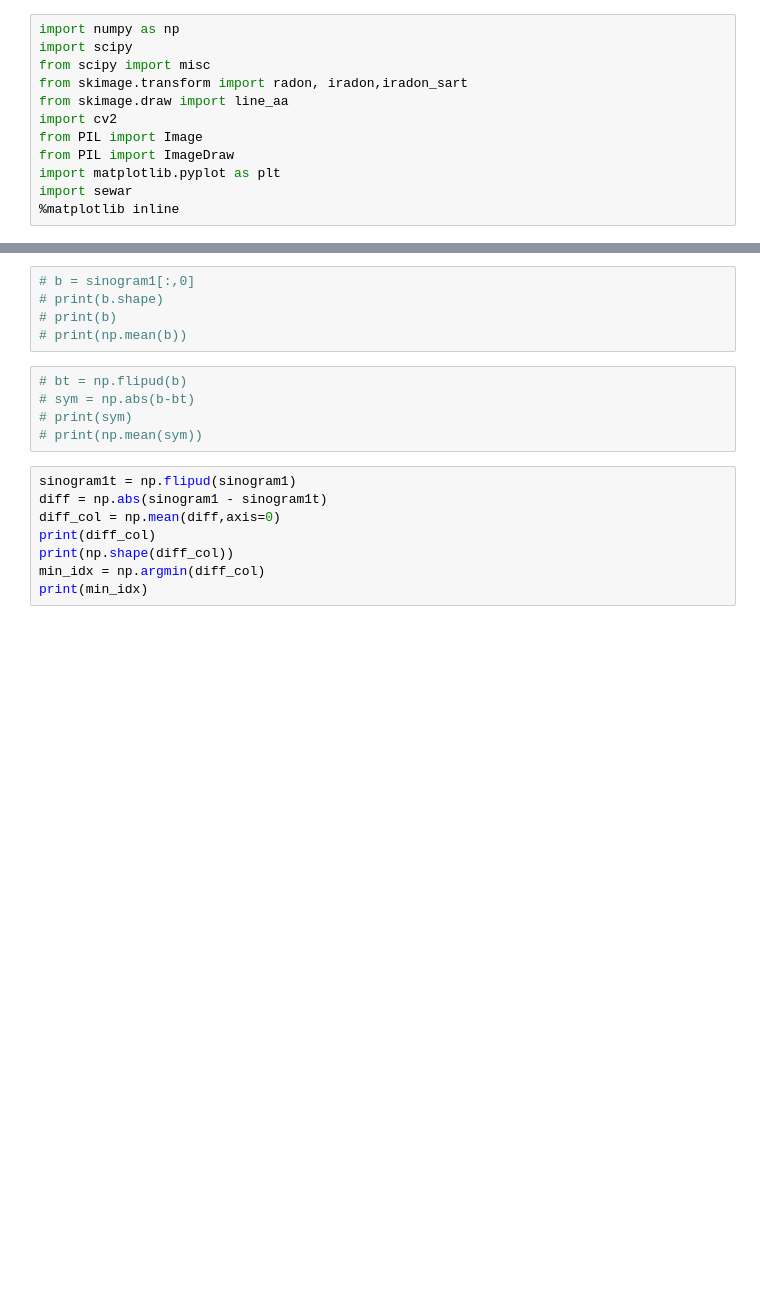
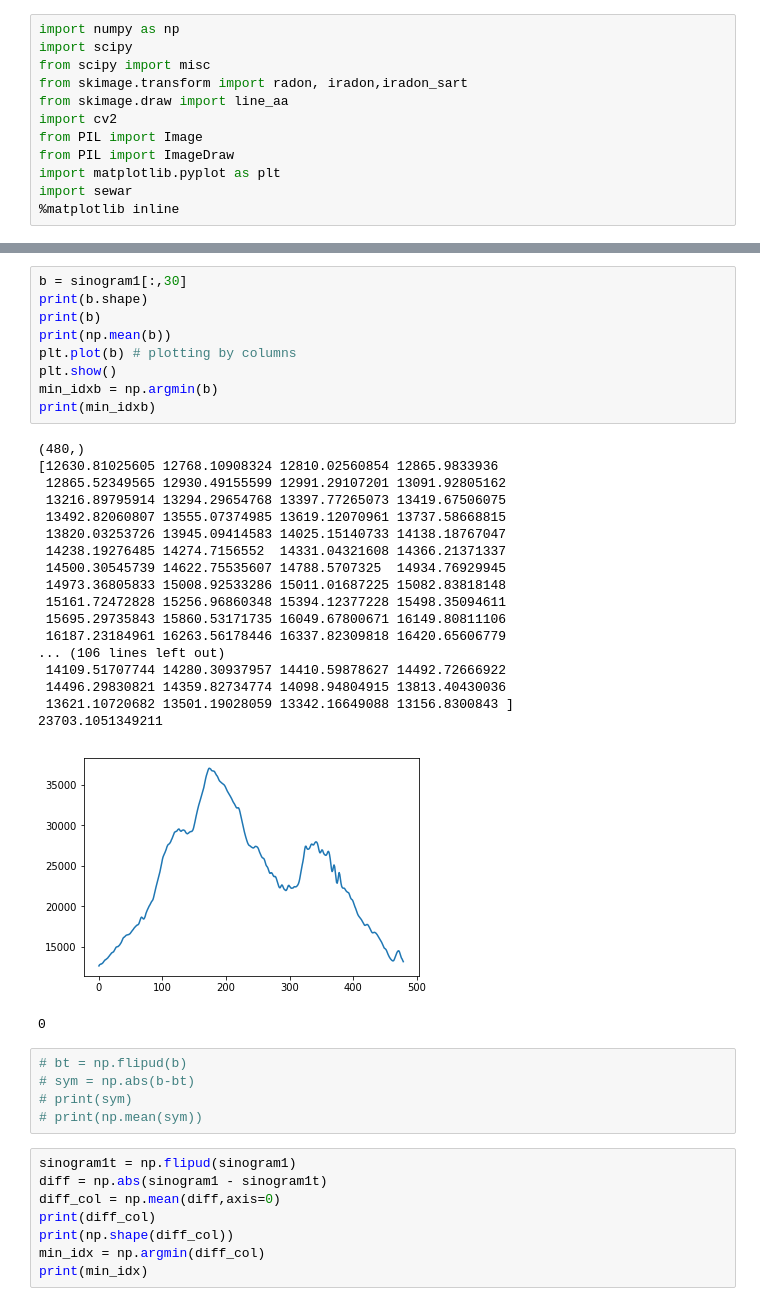
Before and after one commit to SachinG007/Sym_radon, a Jupyter notebook: jupyter_notebooks/Sym_Radon.ipynb, the cells around one changed output, grey strips where cells are left out. Drawn from its saved outputs; the diff is of its cells as text; blank space fills up the shorter version.

```diff
--- a/jupyter_notebooks/Sym_Radon.ipynb
+++ b/jupyter_notebooks/Sym_Radon.ipynb
@@ -52,8 +52,32 @@ print(imsize)
 # %%
-# b = sinogram1[:,0]
-# print(b.shape)
-# print(b)
-# print(np.mean(b))
+b = sinogram1[:,30]
+print(b.shape)
+print(b)
+print(np.mean(b))
+plt.plot(b) # plotting by columns
+plt.show()
+min_idxb = np.argmin(b)
+print(min_idxb)
+# %% [output]
+(480,)
+[12630.81025605 12768.10908324 12810.02560854 12865.9833936
+ 12865.52349565 12930.49155599 12991.29107201 13091.92805162
+ 13216.89795914 13294.29654768 13397.77265073 13419.67506075
+ 13492.82060807 13555.07374985 13619.12070961 13737.58668815
+ 13820.03253726 13945.09414583 14025.15140733 14138.18767047
+ 14238.19276485 14274.7156552  14331.04321608 14366.21371337
+ 14500.30545739 14622.75535607 14788.5707325  14934.76929945
+ 14973.36805833 15008.92533286 15011.01687225 15082.83818148
+ 15161.72472828 15256.96860348 15394.12377228 15498.35094611
+ 15695.29735843 15860.53171735 16049.67800671 16149.80811106
+ 16187.23184961 16263.56178446 16337.82309818 16420.65606779
+... (106 lines left out)
+ 14109.51707744 14280.30937957 14410.59878627 14492.72666922
+ 14496.29830821 14359.82734774 14098.94804915 13813.40430036
+ 13621.10720682 13501.19028059 13342.16649088 13156.8300843 ]
+23703.1051349211
+[figure, added]
+0
 # %%
 # bt = np.flipud(b)
 # sym = np.abs(b-bt)
```
Also changed, not shown: parts of 7 cells of this notebook.
